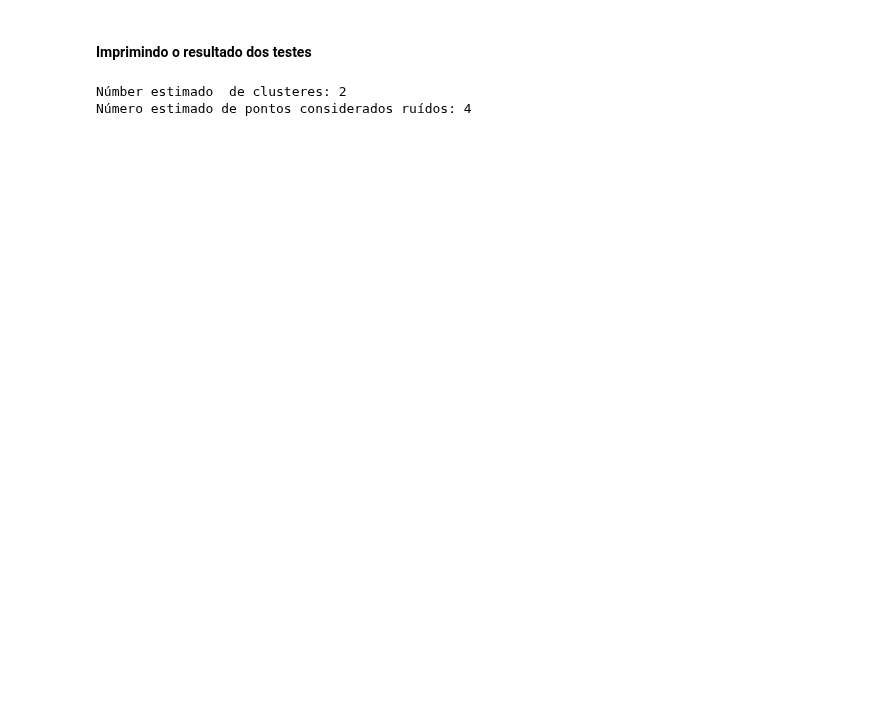
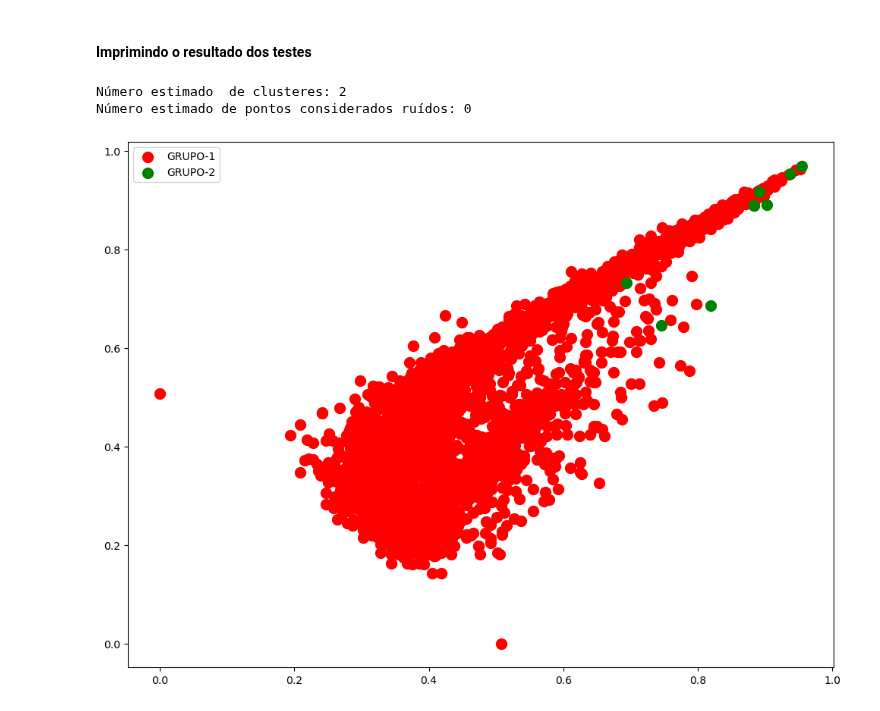
Before and after one commit to igorssant/TCC-Comparacao-de-Modelos-de-ML-nao-Supervisionados, a Jupyter notebook: src/dbscan.ipynb, the cells around one changed output. Drawn from its saved outputs; the diff is of its cells as text; code cells hidden in the pictures; blank space fills up the shorter version.

```diff
--- a/src/dbscan.ipynb
+++ b/src/dbscan.ipynb
@@ -895,22 +913,24 @@ Número estimado de pontos considerados ruídos: 203
 # %%
 modelos = []
 
-for p in lista_parametro_minkowski:
-    dbscan = Dbscan(epocas = 1.4,
-                    peso_minimo = 2,
-                    metrica = "minkowski",
-                    metrica_minkowski = p,
-                    nro_threads = -1)
-    dbscan.fit(df_creatinina.values)
-    modelos.append(dbscan)
+for algoritmo in nova_lista_de_algoritmo:
+    for tam_folha in lista_tamanho_folha:
+        dbscan = Dbscan(epocas = 0.5,
+                        peso_minimo = 5,
+                        algoritmo = algoritmo,
+                        metrica = "precomputed",
+                        tamanho_folha = tam_folha,
+                        nro_threads = -1)
+        modelos.append(dbscan)
 
 for modelo in modelos:
-    modelo.fit(df_creatinina.values)
-    y_dbscan = modelo.getDistanciaAoQuadrado()
+    modelo.fit(distancias_creatinina)
+    y_dbscan = abs(modelo.getDistanciaAoQuadrado())
     qtd_clusters_ = len(set(y_dbscan)) - (1 if -1 in y_dbscan else 0)
     nro_ruidos_ = list(y_dbscan).count(-1)
 
-    print("Modelo com p = ", round(modelo._metrica_minkowski_, 1))
+    print("Modelo com algoritmo = ", modelo._algoritmo_)
+    print("Modelo com tamanho de folha = ", modelo._tamanho_folha_)
     print("=" * 30)
     print("Número estimado  de clusteres: %d" % qtd_clusters_)
     print("Número estimado de pontos considerados ruídos: %d" % nro_ruidos_, end = "\n\n\n")
@@ -1019,15 +955,14 @@ Número estimado de pontos considerados ruídos: 202
 # %% [markdown]
 #### Imprimindo o resultado dos testes
 # %%
-dbscan = Dbscan(epocas = 1.4,
-                peso_minimo = 2,
+dbscan = Dbscan(epocas = 0.5,
+                peso_minimo = 5,
                 algoritmo = "brute",
-                metrica = "minkowski",
-                metrica_minkowski = 4.0,
+                metrica = "precomputed",
                 nro_threads = -1)
-dbscan.fit(df_creatinina.values)
+dbscan.fit(distancias_creatinina)
 
-y_dbscan = dbscan.getDistanciaAoQuadrado()
+y_dbscan = abs(dbscan.getDistanciaAoQuadrado())
 
 qtd_clusters_ = len(set(y_dbscan)) - (1 if -1 in y_dbscan else 0)
 nro_ruidos_ = list(y_dbscan).count(-1)
@@ -1035,5 +970,16 @@ nro_ruidos_ = list(y_dbscan).count(-1)
 print("Número estimado  de clusteres: %d" % qtd_clusters_)
 print("Número estimado de pontos considerados ruídos: %d" % nro_ruidos_)
 # %% [output]
-Númber estimado  de clusteres: 2
-Número estimado de pontos considerados ruídos: 4
+Número estimado  de clusteres: 2
+Número estimado de pontos considerados ruídos: 0
+# %%
+plt.figure(figsize = (12, 9))
+
+### OS PONTOS GERAIS
+plt.scatter(distancias_creatinina[y_dbscan == 0, 0], distancias_creatinina[y_dbscan == 0, 1], s = 100, c = "red", label = "GRUPO-1")
+plt.scatter(distancias_creatinina[y_dbscan == 1, 0], distancias_creatinina[y_dbscan == 1, 1], s = 100, c = "green", label = "GRUPO-2")
+
+plt.legend()
+plt.show()
+# %% [output]
+[figure, added]
```
Also changed, not shown: parts of 14 cells of this notebook.
